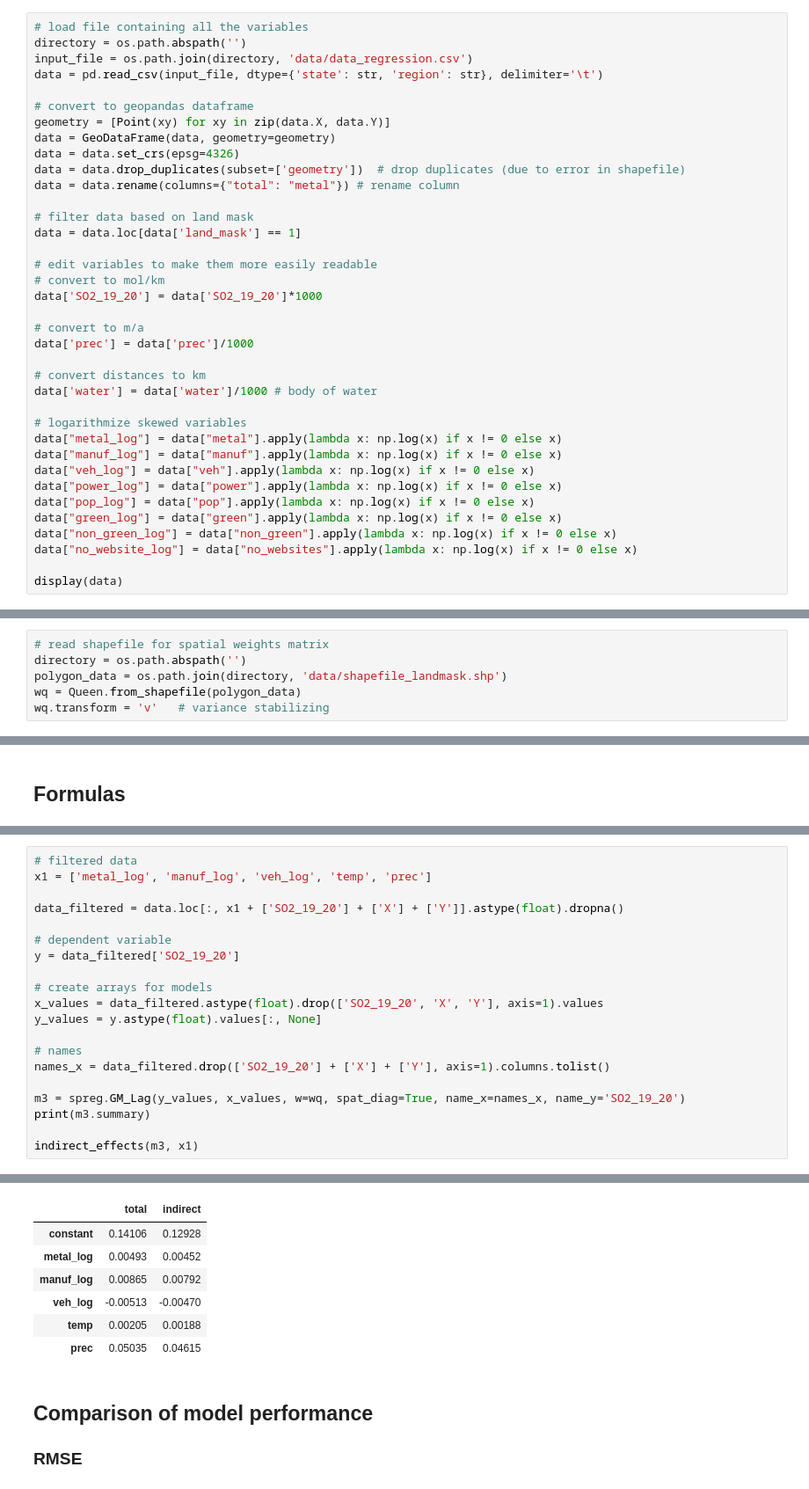
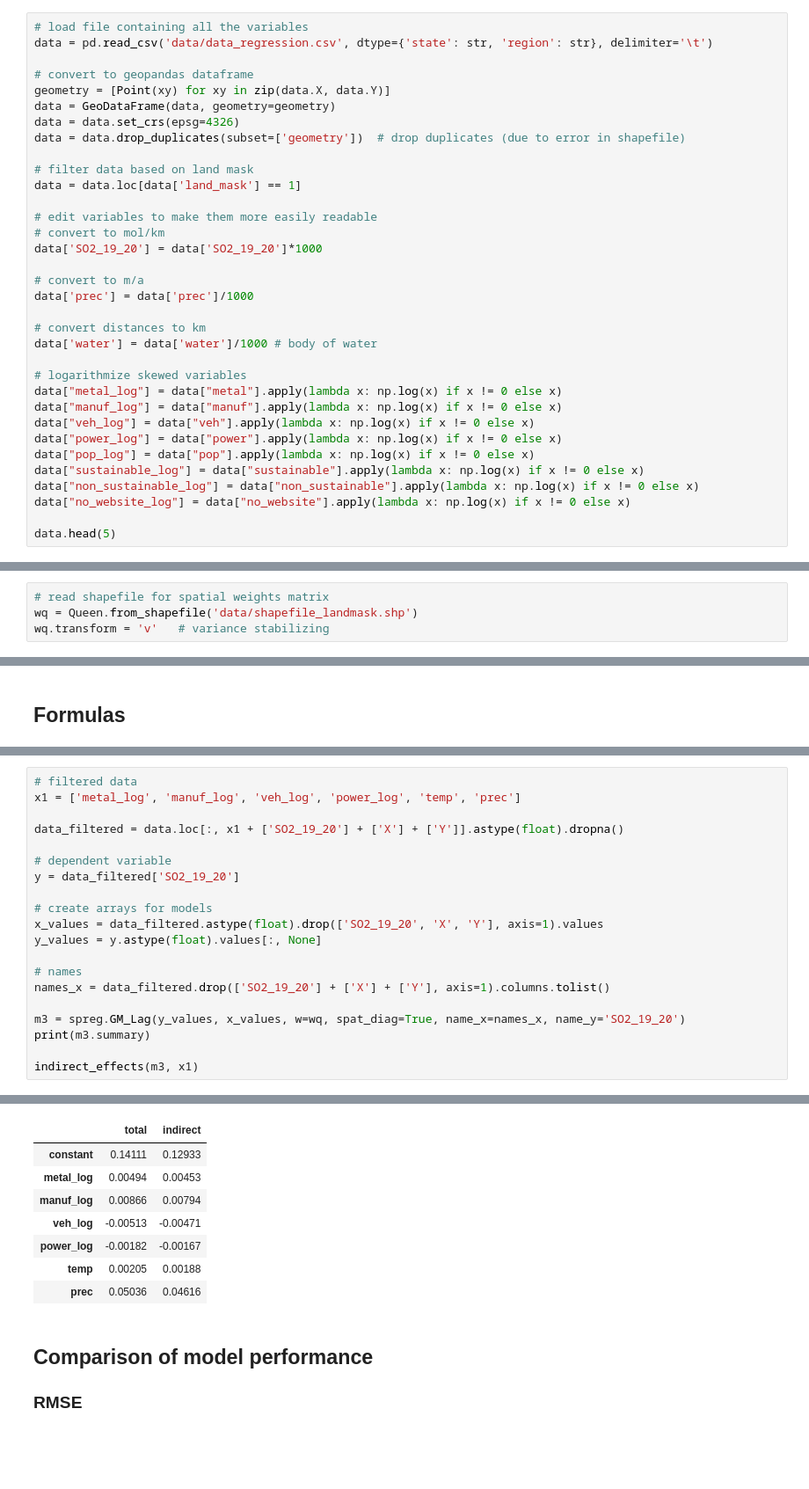
Before and after one commit to cordoba27/US-metal_greenwashing, a Jupyter notebook: Regression analysis.ipynb, the cells around one changed output, grey strips where cells are left out. Shown at 88% size. Cells and saved outputs as stored; diff of their text form; blank space fills up the shorter version.

```diff
--- a/Regression analysis.ipynb
+++ b/Regression analysis.ipynb
@@ -28,15 +28,12 @@ The csv file includes data for all the variables. Before it is used for the regr
 # %%
 # load file containing all the variables
-directory = os.path.abspath('')
-input_file = os.path.join(directory, 'data/data_regression.csv')
-data = pd.read_csv(input_file, dtype={'state': str, 'region': str}, delimiter='\t')
+data = pd.read_csv('data/data_regression.csv', dtype={'state': str, 'region': str}, delimiter='\t')
 
 # convert to geopandas dataframe
 geometry = [Point(xy) for xy in zip(data.X, data.Y)]
 data = GeoDataFrame(data, geometry=geometry)
 data = data.set_crs(epsg=4326)
 data = data.drop_duplicates(subset=['geometry'])  # drop duplicates (due to error in shapefile)
-data = data.rename(columns={"total": "metal"}) # rename column
 
 # filter data based on land mask
 data = data.loc[data['land_mask'] == 1]
@@ -57,9 +54,9 @@ data["manuf_log"] = data["manuf"].apply(lambda x: np.log(x) if x != 0 else x)
 data["veh_log"] = data["veh"].apply(lambda x: np.log(x) if x != 0 else x)
 data["power_log"] = data["power"].apply(lambda x: np.log(x) if x != 0 else x)
 data["pop_log"] = data["pop"].apply(lambda x: np.log(x) if x != 0 else x)
-data["green_log"] = data["green"].apply(lambda x: np.log(x) if x != 0 else x)
-data["non_green_log"] = data["non_green"].apply(lambda x: np.log(x) if x != 0 else x)
-data["no_website_log"] = data["no_websites"].apply(lambda x: np.log(x) if x != 0 else x)
+data["sustainable_log"] = data["sustainable"].apply(lambda x: np.log(x) if x != 0 else x)
+data["non_sustainable_log"] = data["non_sustainable"].apply(lambda x: np.log(x) if x != 0 else x)
+data["no_website_log"] = data["no_website"].apply(lambda x: np.log(x) if x != 0 else x)
 
-display(data)
+data.head(5)
 # %% [output]
@@ -104,9 +94,7 @@ display(data_description.T)
 Create a Queen contiguity spatial weights matrix
 # %%
 # read shapefile for spatial weights matrix
-directory = os.path.abspath('')
-polygon_data = os.path.join(directory, 'data/shapefile_landmask.shp')
-wq = Queen.from_shapefile(polygon_data)
+wq = Queen.from_shapefile('data/shapefile_landmask.shp')
 wq.transform = 'v'   # variance stabilizing
 # %% [output]
  There are 7 disconnected components.
@@ -274,6 +231,6 @@ spreg.ML_Error & ML_Lag models did not work due to memory
 # %%
 # filtered data
-x1 = ['metal_log', 'manuf_log', 'veh_log', 'temp', 'prec']
+x1 = ['metal_log', 'manuf_log', 'veh_log', 'power_log', 'temp', 'prec']
 
 data_filtered = data.loc[:, x1 + ['SO2_19_20'] + ['X'] + ['Y']].astype(float).dropna()
 
@@ -311,11 +268,12 @@ Anselin-Kelejian Test             1          12.565          0.0004
 ================================ END OF REPORT =====================================
 |  | total | indirect |
-| constant | 0.14106 | 0.12928 |
-| metal_log | 0.00493 | 0.00452 |
-| manuf_log | 0.00865 | 0.00792 |
-| veh_log | -0.00513 | -0.00470 |
+| constant | 0.14111 | 0.12933 |
+| metal_log | 0.00494 | 0.00453 |
+| manuf_log | 0.00866 | 0.00794 |
+| veh_log | -0.00513 | -0.00471 |
+| power_log | -0.00182 | -0.00167 |
 | temp | 0.00205 | 0.00188 |
-| prec | 0.05035 | 0.04615 |
+| prec | 0.05036 | 0.04616 |
 # %% [markdown]
 ## Comparison of model performance
 ### RMSE
```
Also changed, not shown: parts of 27 cells of this notebook, 2 other files.
